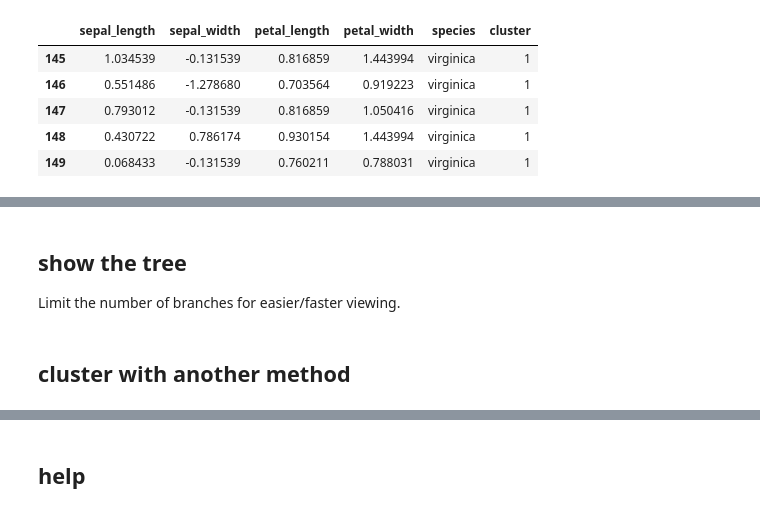
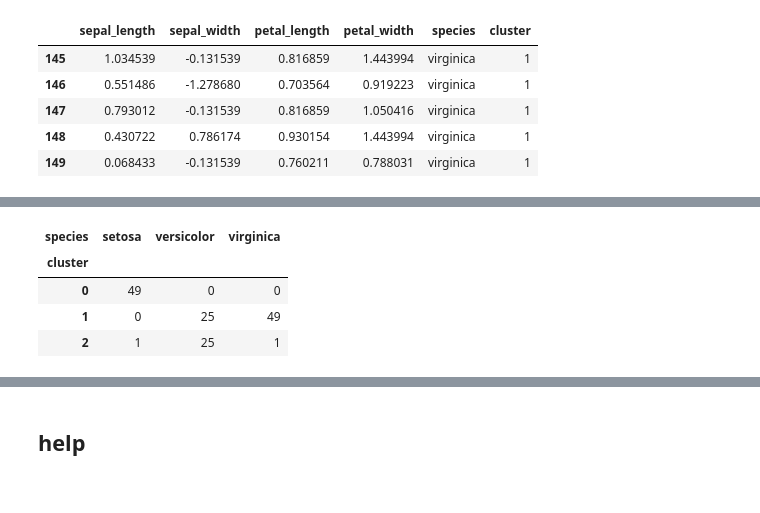
Before and after one commit to samkennerly/kingofsnake, a Jupyter notebook: books/cluster.ipynb, the cells around one changed output, grey strips where cells are left out. Saved outputs shown, nothing was run; the diff lists cells and outputs as text; code cells hidden in the pictures.

```diff
--- a/books/cluster.ipynb
+++ b/books/cluster.ipynb
@@ -98,3 +92,0 @@ confusion
-# %% [markdown]
-## show the tree
-Limit the number of branches for easier/faster viewing.
@@ -103,2 +92,0 @@ axes = self.plot()
-# %% [markdown]
-## cluster with another method
@@ -111,0 +93,9 @@ confusion
+# %%
+# how well do these clusters agree with the 'species' column?
+clustered.groupby(["cluster", "species"], observed=False).size().unstack()
+# %% [output]
+| species | setosa | versicolor | virginica |
+| cluster |  |  |  |
+| 0 | 49 | 0 | 0 |
+| 1 | 0 | 25 | 49 |
+| 2 | 1 | 25 | 1 |
```
Also changed, not shown: parts of 29 cells of this notebook.
